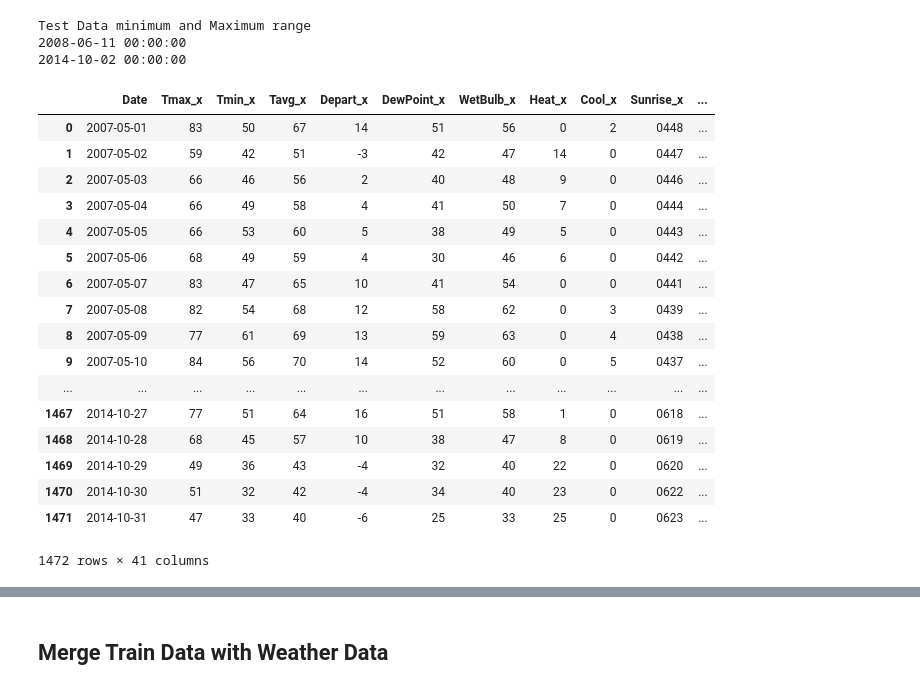
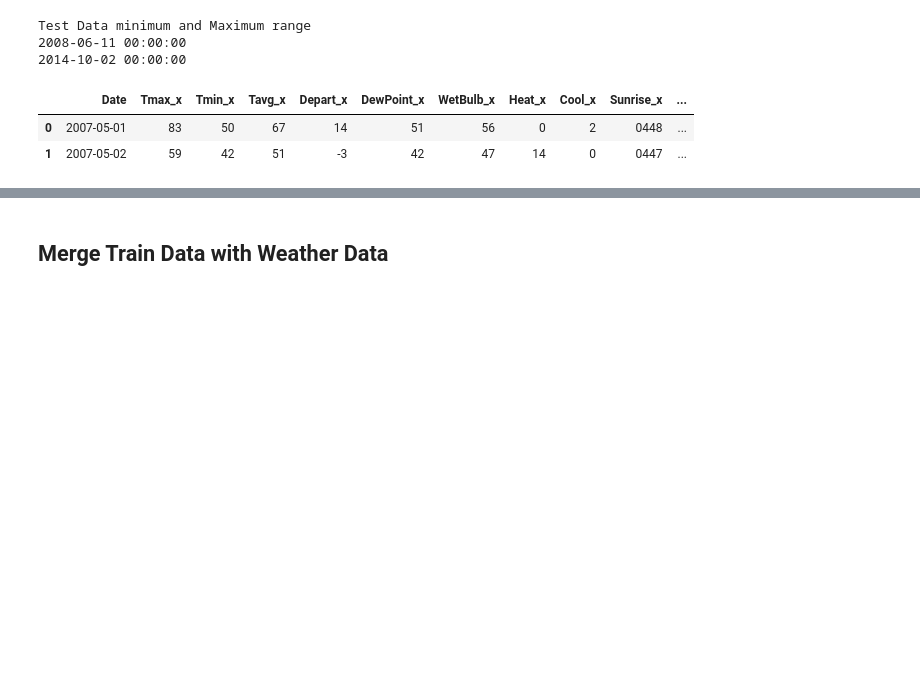
Before and after one commit to micahhp/WestNile, a Jupyter notebook: workbooks/west_nile_rn-v.1.3.ipynb, the cells around one changed output, grey strips where cells are left out. Saved outputs shown, nothing was run; the diff lists cells and outputs as text; code cells hidden in the pictures; blank space fills up the shorter version.

```diff
--- a/workbooks/west_nile_rn-v.1.3.ipynb
+++ b/workbooks/west_nile_rn-v.1.3.ipynb
@@ -138,26 +138,11 @@ weather_stn1 = weather_stn1.drop('Station', axis=1)
 weather_stn2 = weather_stn2.drop('Station', axis=1)
 df_weather = weather_stn1.merge(weather_stn2, on='Date')
 # %%
-df_weather
+df_weather.head(2)
 # %% [output]
 |  | Date | Tmax_x | Tmin_x | Tavg_x | Depart_x | DewPoint_x | WetBulb_x | Heat_x | Cool_x | Sunrise_x | ... |
 | 0 | 2007-05-01 | 83 | 50 | 67 | 14 | 51 | 56 | 0 | 2 | 0448 | ... |
 | 1 | 2007-05-02 | 59 | 42 | 51 | -3 | 42 | 47 | 14 | 0 | 0447 | ... |
-| 2 | 2007-05-03 | 66 | 46 | 56 | 2 | 40 | 48 | 9 | 0 | 0446 | ... |
-| 3 | 2007-05-04 | 66 | 49 | 58 | 4 | 41 | 50 | 7 | 0 | 0444 | ... |
-| 4 | 2007-05-05 | 66 | 53 | 60 | 5 | 38 | 49 | 5 | 0 | 0443 | ... |
-| 5 | 2007-05-06 | 68 | 49 | 59 | 4 | 30 | 46 | 6 | 0 | 0442 | ... |
-| 6 | 2007-05-07 | 83 | 47 | 65 | 10 | 41 | 54 | 0 | 0 | 0441 | ... |
-| 7 | 2007-05-08 | 82 | 54 | 68 | 12 | 58 | 62 | 0 | 3 | 0439 | ... |
-| 8 | 2007-05-09 | 77 | 61 | 69 | 13 | 59 | 63 | 0 | 4 | 0438 | ... |
-| 9 | 2007-05-10 | 84 | 56 | 70 | 14 | 52 | 60 | 0 | 5 | 0437 | ... |
-| ... | ... | ... | ... | ... | ... | ... | ... | ... | ... | ... | ... |
-| 1467 | 2014-10-27 | 77 | 51 | 64 | 16 | 51 | 58 | 1 | 0 | 0618 | ... |
-| 1468 | 2014-10-28 | 68 | 45 | 57 | 10 | 38 | 47 | 8 | 0 | 0619 | ... |
-| 1469 | 2014-10-29 | 49 | 36 | 43 | -4 | 32 | 40 | 22 | 0 | 0620 | ... |
-| 1470 | 2014-10-30 | 51 | 32 | 42 | -4 | 34 | 40 | 23 | 0 | 0622 | ... |
-| 1471 | 2014-10-31 | 47 | 33 | 40 | -6 | 25 | 33 | 25 | 0 | 0623 | ... |
-1472 rows × 41 columns
 # %%
 #deleting unncessary column
 del df_weather['CodeSum_x']
```
Also changed, not shown: parts of 18 cells of this notebook.
